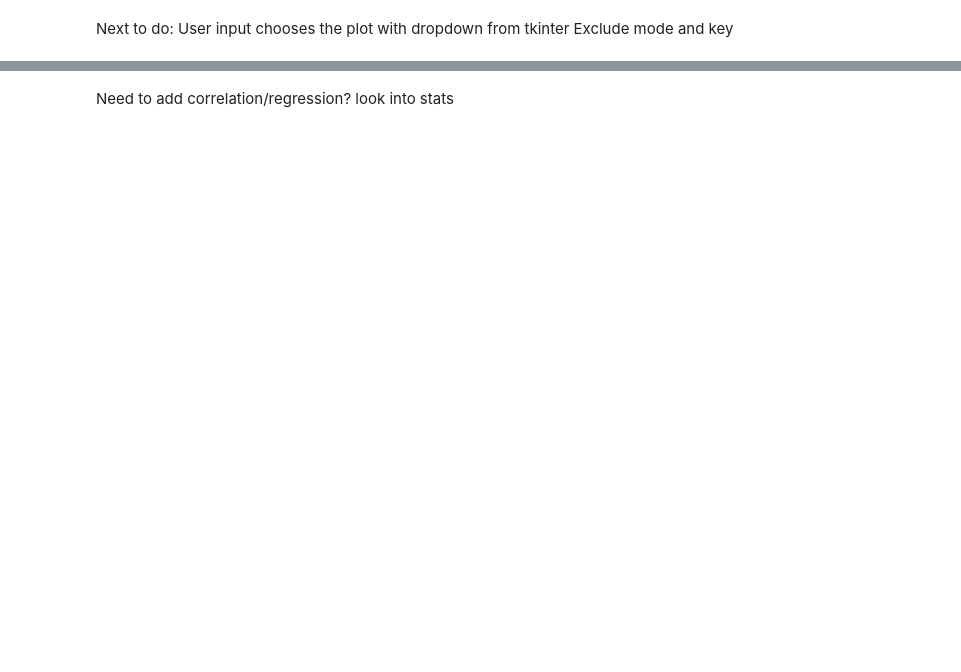
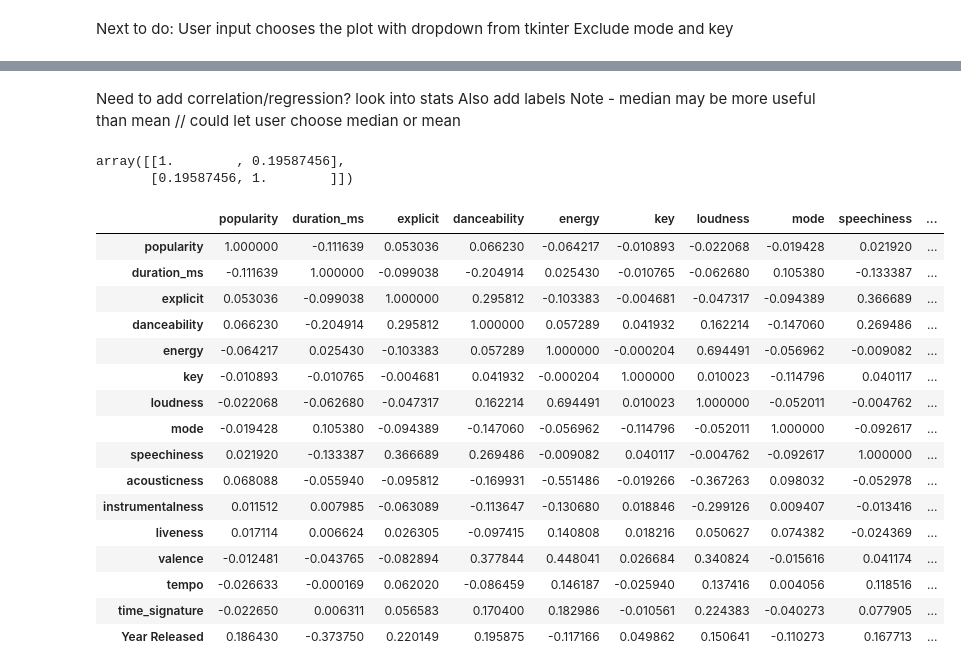
Before and after one commit to DavisAsano/Asano_MusicDataExploration, a Jupyter notebook: Untitled-2.ipynb, the cells around one changed output, grey strips where cells are left out. Cells and saved outputs as stored; diff of their text form; code cells hidden in the pictures; blank space fills up the shorter version.

```diff
--- a/Untitled-2.ipynb
+++ b/Untitled-2.ipynb
@@ -178,4 +178,33 @@ plt.plot(plot.mean())
 # %% [markdown]
 Need to add correlation/regression? look into stats
+Also add labels
+Note - median may be more useful than mean // could let user choose median or mean
+# %%
+r = np.corrcoef(df_popular['Year Released'], df_popular['danceability'])
+r
+# %% [output]
+array([[1.        , 0.19587456],
+       [0.19587456, 1.        ]])
+# %%
+df_popular.corr()
+#Correlation analysis, numbers close to +/- 1 are strongest corr
+# %% [output]
+|  | popularity | duration_ms | explicit | danceability | energy | key | loudness | mode | speechiness | ... |
+| popularity | 1.000000 | -0.111639 | 0.053036 | 0.066230 | -0.064217 | -0.010893 | -0.022068 | -0.019428 | 0.021920 | ... |
+| duration_ms | -0.111639 | 1.000000 | -0.099038 | -0.204914 | 0.025430 | -0.010765 | -0.062680 | 0.105380 | -0.133387 | ... |
+| explicit | 0.053036 | -0.099038 | 1.000000 | 0.295812 | -0.103383 | -0.004681 | -0.047317 | -0.094389 | 0.366689 | ... |
+| danceability | 0.066230 | -0.204914 | 0.295812 | 1.000000 | 0.057289 | 0.041932 | 0.162214 | -0.147060 | 0.269486 | ... |
+| energy | -0.064217 | 0.025430 | -0.103383 | 0.057289 | 1.000000 | -0.000204 | 0.694491 | -0.056962 | -0.009082 | ... |
+| key | -0.010893 | -0.010765 | -0.004681 | 0.041932 | -0.000204 | 1.000000 | 0.010023 | -0.114796 | 0.040117 | ... |
+| loudness | -0.022068 | -0.062680 | -0.047317 | 0.162214 | 0.694491 | 0.010023 | 1.000000 | -0.052011 | -0.004762 | ... |
+| mode | -0.019428 | 0.105380 | -0.094389 | -0.147060 | -0.056962 | -0.114796 | -0.052011 | 1.000000 | -0.092617 | ... |
+| speechiness | 0.021920 | -0.133387 | 0.366689 | 0.269486 | -0.009082 | 0.040117 | -0.004762 | -0.092617 | 1.000000 | ... |
+| acousticness | 0.068088 | -0.055940 | -0.095812 | -0.169931 | -0.551486 | -0.019266 | -0.367263 | 0.098032 | -0.052978 | ... |
+| instrumentalness | 0.011512 | 0.007985 | -0.063089 | -0.113647 | -0.130680 | 0.018846 | -0.299126 | 0.009407 | -0.013416 | ... |
+| liveness | 0.017114 | 0.006624 | 0.026305 | -0.097415 | 0.140808 | 0.018216 | 0.050627 | 0.074382 | -0.024369 | ... |
+| valence | -0.012481 | -0.043765 | -0.082894 | 0.377844 | 0.448041 | 0.026684 | 0.340824 | -0.015616 | 0.041174 | ... |
+| tempo | -0.026633 | -0.000169 | 0.062020 | -0.086459 | 0.146187 | -0.025940 | 0.137416 | 0.004056 | 0.118516 | ... |
+| time_signature | -0.022650 | 0.006311 | 0.056583 | 0.170400 | 0.182986 | -0.010561 | 0.224383 | -0.040273 | 0.077905 | ... |
+| Year Released | 0.186430 | -0.373750 | 0.220149 | 0.195875 | -0.117166 | 0.049862 | 0.150641 | -0.110273 | 0.167713 | ... |
 # %%
 # %% [output]
```
Also changed, not shown: parts of 3 cells of this notebook.
